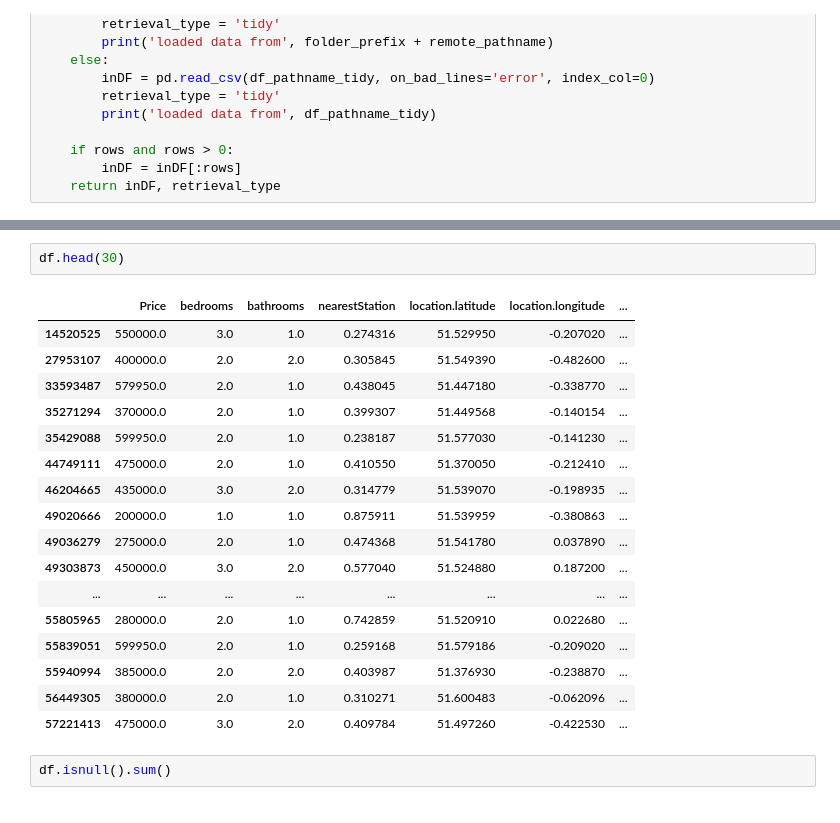
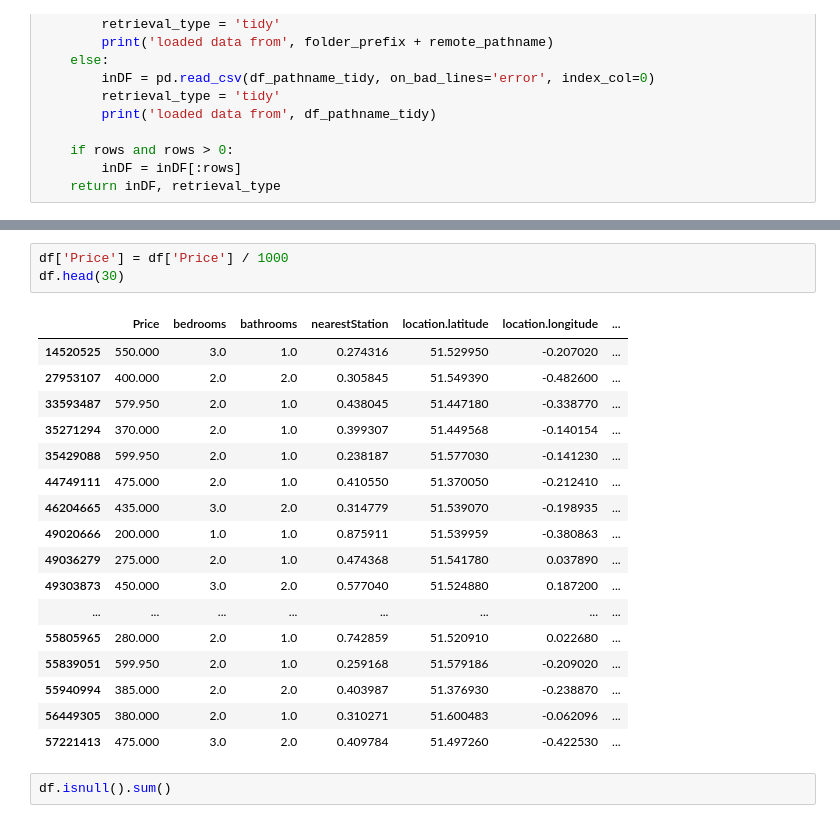
Before and after one commit to jayportfolio/capstone_streamlit, a Jupyter notebook: process/E_train_model/iteration06/it06_05_1__neural_network__2022119.ipynb, the cells around one changed output, grey strips where cells are left out. Cells and saved outputs as stored; diff of their text form.

```diff
--- a/process/E_train_model/iteration06/it06_05_1__neural_network__2022119.ipynb
+++ b/process/E_train_model/iteration06/it06_05_1__neural_network__2022119.ipynb
@@ -236,24 +409,25 @@ loaded data from ../../../data/final/df_listings_v06.csv
 (46871, 9)
 # %%
+df['Price'] = df['Price'] / 1000
 df.head(30)
 # %% [output]
 |  | Price | bedrooms | bathrooms | nearestStation | location.latitude | location.longitude | ... |
-| 14520525 | 550000.0 | 3.0 | 1.0 | 0.274316 | 51.529950 | -0.207020 | ... |
-| 27953107 | 400000.0 | 2.0 | 2.0 | 0.305845 | 51.549390 | -0.482600 | ... |
-| 33593487 | 579950.0 | 2.0 | 1.0 | 0.438045 | 51.447180 | -0.338770 | ... |
-| 35271294 | 370000.0 | 2.0 | 1.0 | 0.399307 | 51.449568 | -0.140154 | ... |
-| 35429088 | 599950.0 | 2.0 | 1.0 | 0.238187 | 51.577030 | -0.141230 | ... |
-| 44749111 | 475000.0 | 2.0 | 1.0 | 0.410550 | 51.370050 | -0.212410 | ... |
-| 46204665 | 435000.0 | 3.0 | 2.0 | 0.314779 | 51.539070 | -0.198935 | ... |
-| 49020666 | 200000.0 | 1.0 | 1.0 | 0.875911 | 51.539959 | -0.380863 | ... |
-| 49036279 | 275000.0 | 2.0 | 1.0 | 0.474368 | 51.541780 | 0.037890 | ... |
-| 49303873 | 450000.0 | 3.0 | 2.0 | 0.577040 | 51.524880 | 0.187200 | ... |
+| 14520525 | 550.000 | 3.0 | 1.0 | 0.274316 | 51.529950 | -0.207020 | ... |
+| 27953107 | 400.000 | 2.0 | 2.0 | 0.305845 | 51.549390 | -0.482600 | ... |
+| 33593487 | 579.950 | 2.0 | 1.0 | 0.438045 | 51.447180 | -0.338770 | ... |
+| 35271294 | 370.000 | 2.0 | 1.0 | 0.399307 | 51.449568 | -0.140154 | ... |
+| 35429088 | 599.950 | 2.0 | 1.0 | 0.238187 | 51.577030 | -0.141230 | ... |
+| 44749111 | 475.000 | 2.0 | 1.0 | 0.410550 | 51.370050 | -0.212410 | ... |
+| 46204665 | 435.000 | 3.0 | 2.0 | 0.314779 | 51.539070 | -0.198935 | ... |
+| 49020666 | 200.000 | 1.0 | 1.0 | 0.875911 | 51.539959 | -0.380863 | ... |
+| 49036279 | 275.000 | 2.0 | 1.0 | 0.474368 | 51.541780 | 0.037890 | ... |
+| 49303873 | 450.000 | 3.0 | 2.0 | 0.577040 | 51.524880 | 0.187200 | ... |
 | ... | ... | ... | ... | ... | ... | ... | ... |
-| 55805965 | 280000.0 | 2.0 | 1.0 | 0.742859 | 51.520910 | 0.022680 | ... |
-| 55839051 | 599950.0 | 2.0 | 1.0 | 0.259168 | 51.579186 | -0.209020 | ... |
-| 55940994 | 385000.0 | 2.0 | 2.0 | 0.403987 | 51.376930 | -0.238870 | ... |
-| 56449305 | 380000.0 | 2.0 | 1.0 | 0.310271 | 51.600483 | -0.062096 | ... |
-| 57221413 | 475000.0 | 3.0 | 2.0 | 0.409784 | 51.497260 | -0.422530 | ... |
+| 55805965 | 280.000 | 2.0 | 1.0 | 0.742859 | 51.520910 | 0.022680 | ... |
+| 55839051 | 599.950 | 2.0 | 1.0 | 0.259168 | 51.579186 | -0.209020 | ... |
+| 55940994 | 385.000 | 2.0 | 2.0 | 0.403987 | 51.376930 | -0.238870 | ... |
+| 56449305 | 380.000 | 2.0 | 1.0 | 0.310271 | 51.600483 | -0.062096 | ... |
+| 57221413 | 475.000 | 3.0 | 2.0 | 0.409784 | 51.497260 | -0.422530 | ... |
 # %%
 df.isnull().sum()
 # %% [output]
```
Also changed, not shown: parts of 24 cells of this notebook, 7 other files.
